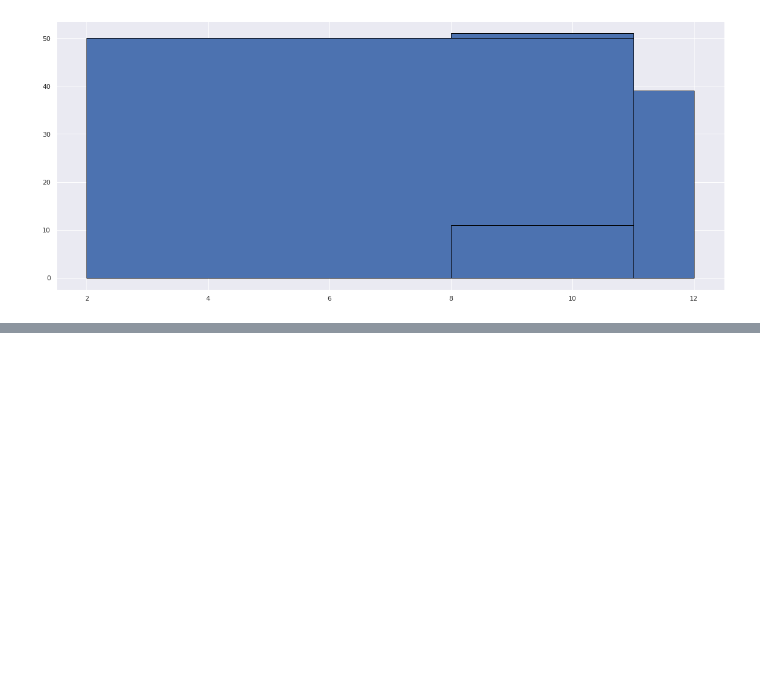
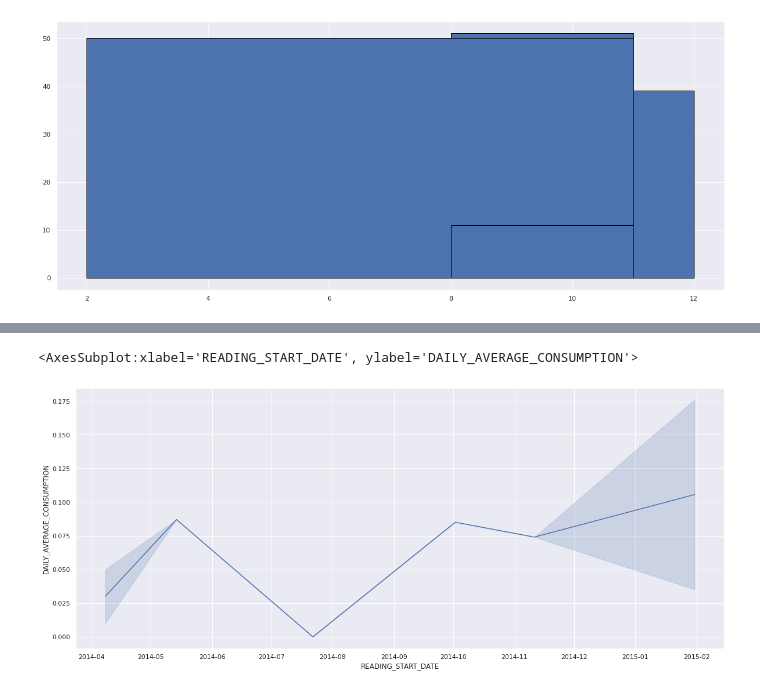
Before and after one commit to wiem-azzabi/Smart_Meter, a Jupyter notebook: water-meter2.ipynb, the cells around one changed output, grey strips where cells are left out. Saved outputs shown, nothing was run; the diff lists cells and outputs as text; code cells hidden in the pictures; blank space fills up the shorter version.

```diff
--- a/water-meter2.ipynb
+++ b/water-meter2.ipynb
@@ -427,0 +467,5 @@ sns.heatmap(num_df.corr(),annot=True)
+# %%
+sns.lineplot(x="READING_START_DATE", y="DAILY_AVERAGE_CONSUMPTION", data=meter_df)
+# %% [output]
+<AxesSubplot:xlabel='READING_START_DATE', ylabel='DAILY_AVERAGE_CONSUMPTION'>
+[figure, added]
```
Also changed, not shown: parts of 17 cells of this notebook.
